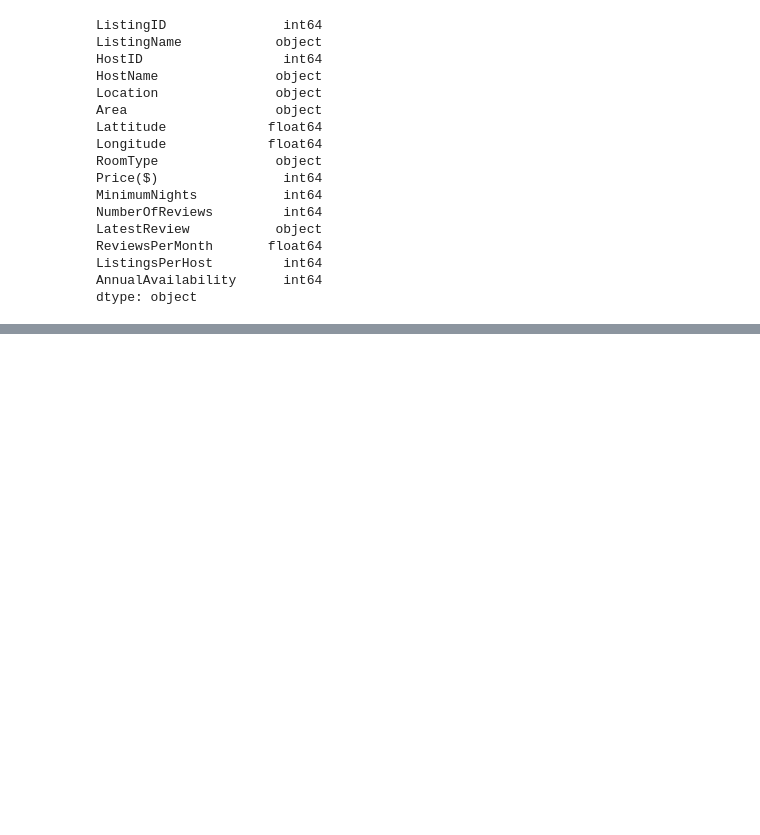
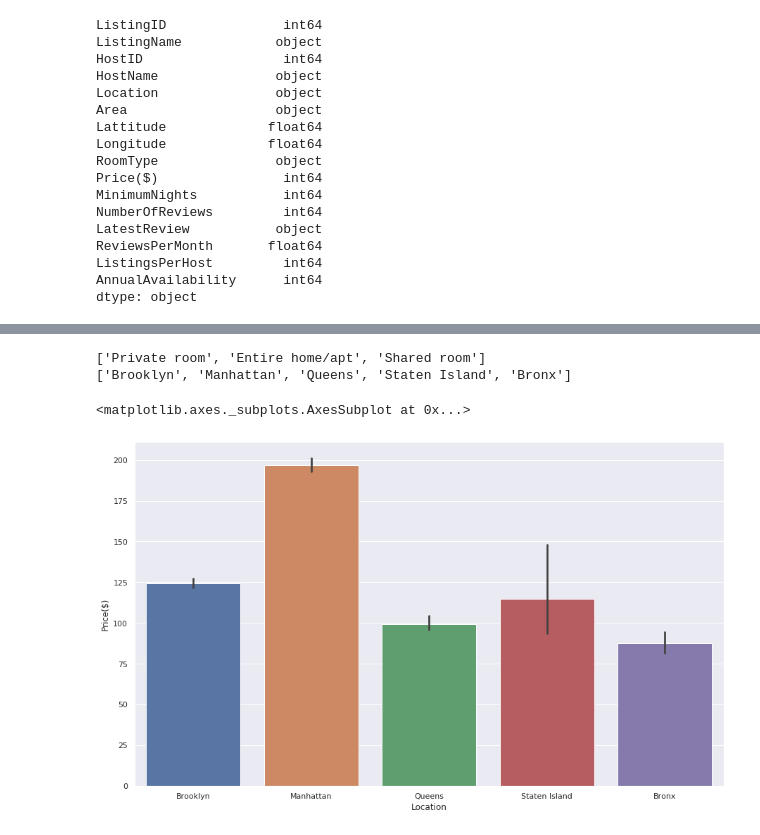
Before and after one commit to Jarmos-san/NYCAirbnbOpenData, a Jupyter notebook: NYC_Airbnb_Open_Data.ipynb, the cells around one changed output, grey strips where cells are left out. Saved outputs shown, nothing was run; the diff lists cells and outputs as text; code cells hidden in the pictures; blank space fills up the shorter version.

```diff
--- a/NYC_Airbnb_Open_Data.ipynb
+++ b/NYC_Airbnb_Open_Data.ipynb
@@ -81,6 +106,6 @@ Missingno v0.4.2
 # %%
 # Load dataset and print the number of rows & columns
-data = pd.read_csv('/content/AB_NYC_2019.csv')
+data = pd.read_csv('AB_NYC_2019.csv')
 print(f'Number of rows in the dataset is {data.shape[0]}')
 print(f'Number of columns in the dataset is {data.shape[1]}')
 # %% [output]
@@ -187,0 +238,13 @@ dtype: object
+# %%
+print(list(data['RoomType'].unique()))
+print(list(data['Location'].unique()))
+# %% [output]
+['Private room', 'Entire home/apt', 'Shared room']
+['Brooklyn', 'Manhattan', 'Queens', 'Staten Island', 'Bronx']
+# %%
+plt.figure(figsize=(15,9))
+sns.barplot(x='Location', y='Price($)', data=data)
+# plt.savefig('PricesPerLocation.png')
+# %% [output]
+<matplotlib.axes._subplots.AxesSubplot at 0x...>
+[figure, added]
```
Also changed, not shown: parts of 19 cells of this notebook.
